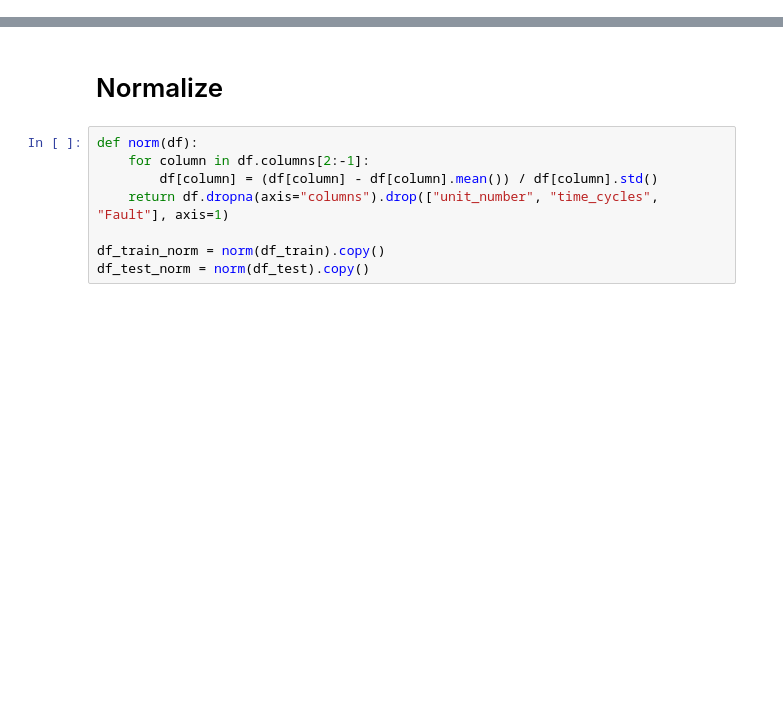
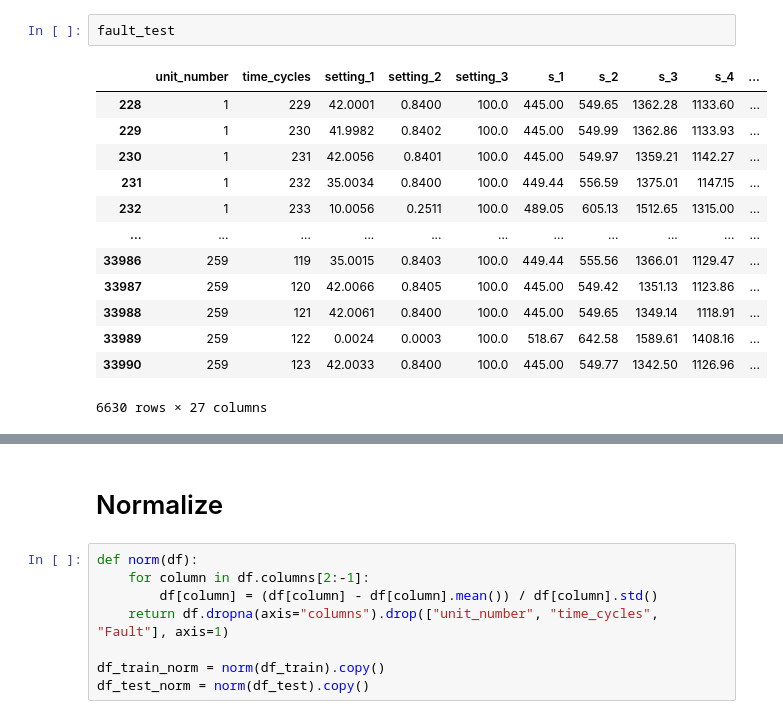
Before and after one commit to maddiew95/GANs-study, a Jupyter notebook: NASA Jet Engine/data_transform.ipynb, the cells around one changed output, grey strips where cells are left out. Drawn from its saved outputs; the diff is of its cells as text; blank space fills up the shorter version.

```diff
--- a/NASA Jet Engine/data_transform.ipynb
+++ b/NASA Jet Engine/data_transform.ipynb
@@ -5,0 +99,16 @@ df_test = pd.read_csv('csv/test_FD001.csv')
+# %%
+fault_test
+# %% [output]
+|  | unit_number | time_cycles | setting_1 | setting_2 | setting_3 | s_1 | s_2 | s_3 | s_4 | ... |
+| 228 | 1 | 229 | 42.0001 | 0.8400 | 100.0 | 445.00 | 549.65 | 1362.28 | 1133.60 | ... |
+| 229 | 1 | 230 | 41.9982 | 0.8402 | 100.0 | 445.00 | 549.99 | 1362.86 | 1133.93 | ... |
+| 230 | 1 | 231 | 42.0056 | 0.8401 | 100.0 | 445.00 | 549.97 | 1359.21 | 1142.27 | ... |
+| 231 | 1 | 232 | 35.0034 | 0.8400 | 100.0 | 449.44 | 556.59 | 1375.01 | 1147.15 | ... |
+| 232 | 1 | 233 | 10.0056 | 0.2511 | 100.0 | 489.05 | 605.13 | 1512.65 | 1315.00 | ... |
+| ... | ... | ... | ... | ... | ... | ... | ... | ... | ... | ... |
+| 33986 | 259 | 119 | 35.0015 | 0.8403 | 100.0 | 449.44 | 555.56 | 1366.01 | 1129.47 | ... |
+| 33987 | 259 | 120 | 42.0066 | 0.8405 | 100.0 | 445.00 | 549.42 | 1351.13 | 1123.86 | ... |
+| 33988 | 259 | 121 | 42.0061 | 0.8400 | 100.0 | 445.00 | 549.65 | 1349.14 | 1118.91 | ... |
+| 33989 | 259 | 122 | 0.0024 | 0.0003 | 100.0 | 518.67 | 642.58 | 1589.61 | 1408.16 | ... |
+| 33990 | 259 | 123 | 42.0033 | 0.8400 | 100.0 | 445.00 | 549.77 | 1342.50 | 1126.96 | ... |
+6630 rows × 27 columns
```
Also changed, not shown: parts of 27 cells of this notebook, 2 other files.
